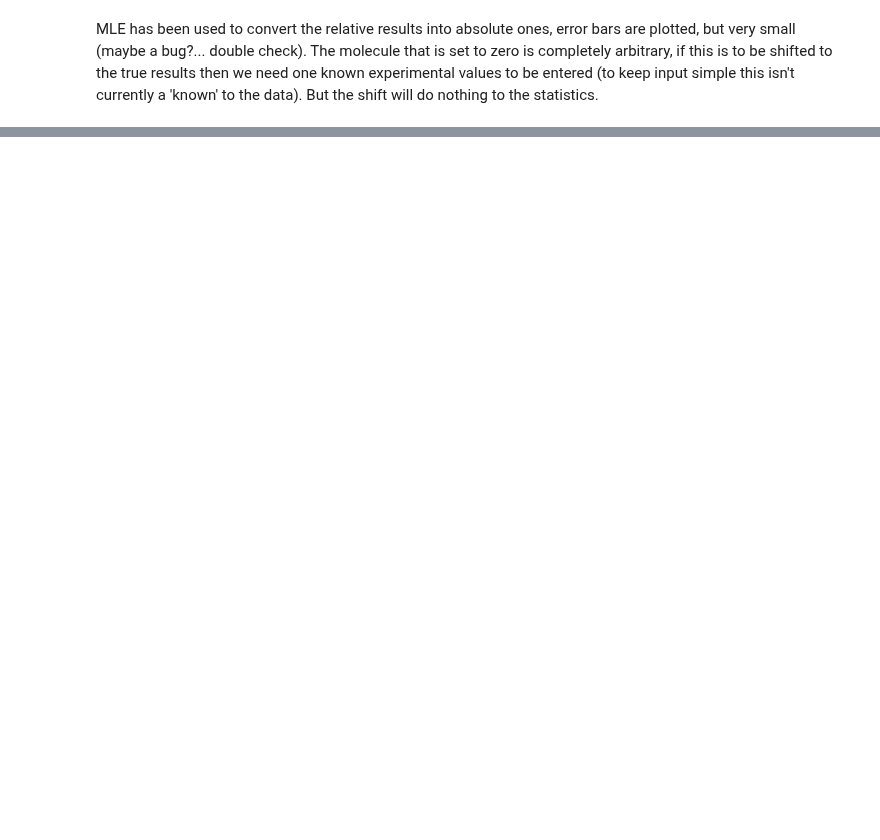
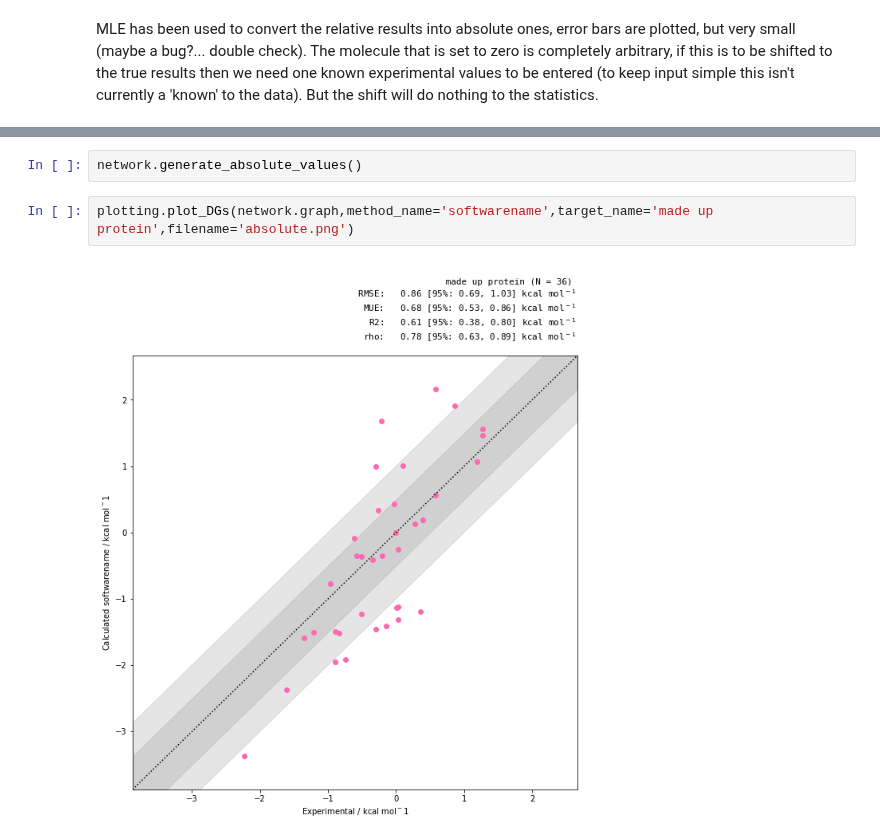
Before and after one commit to OpenFreeEnergy/cinnabar, a Jupyter notebook: freeenergyframework/examples/first-example.ipynb, the cells around one changed output, grey strips where cells are left out. Cells and saved outputs as stored; diff of their text form; blank space fills up the shorter version.

```diff
--- a/freeenergyframework/examples/first-example.ipynb
+++ b/freeenergyframework/examples/first-example.ipynb
@@ -31,0 +63,6 @@ The molecule that is set to zero is completely arbitrary, if this is to be shift
+# %%
+network.generate_absolute_values()
+# %%
+plotting.plot_DGs(network.graph,method_name='softwarename',target_name='made up protein',filename='absolute.png')
+# %% [output]
+[figure, added]
```
Also changed, not shown: parts of 7 cells of this notebook, 2 other files.
